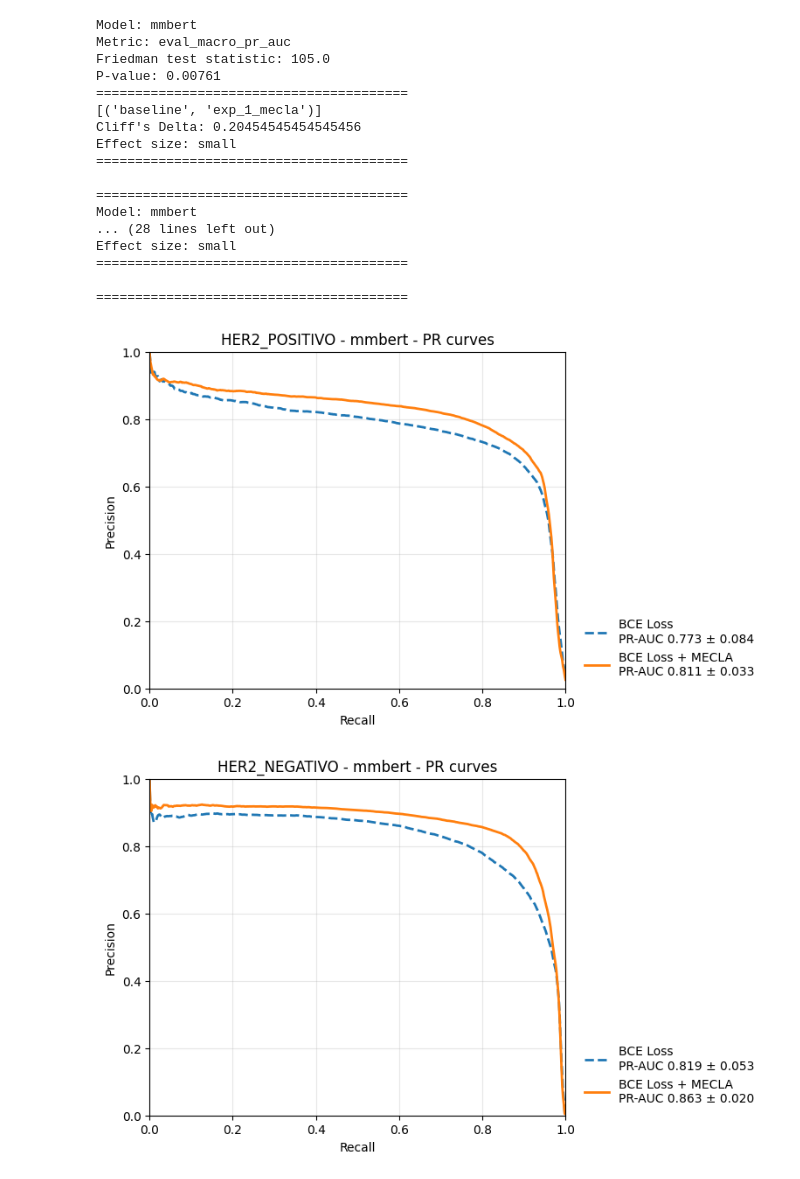
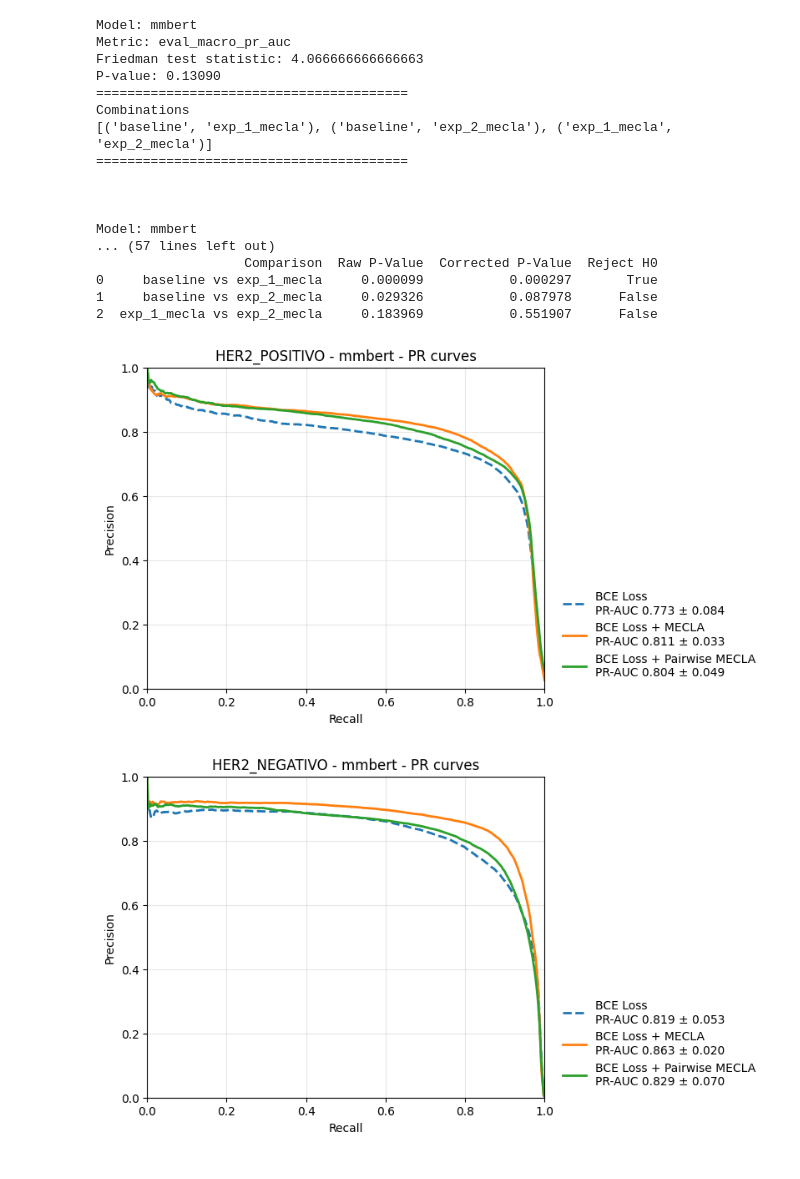
Before and after one commit to GRUPOMED4U/research_mecla_objective_paper, a Jupyter notebook: analyse_metrics_part_2.ipynb, the cells around one changed output. Drawn from its saved outputs; the diff is of its cells as text; code cells hidden in the pictures.

Commit message:
second round of experiments done

```diff
--- a/analyse_metrics_part_2.ipynb
+++ b/analyse_metrics_part_2.ipynb
@@ -147,7 +147,7 @@ def plot_pr_mean_std_grid(
     plt.show()
 
 models = ['mmbert']
-experiments = ['baseline', 'exp_1_mecla']
+experiments = ['baseline', 'exp_1_mecla', 'exp_2_mecla']
 eval_metrics = ['eval_macro_pr_auc', 'eval_micro_pr_auc', 'eval_micro_f1', 'eval_macro_f1']
 
 group_metrics_for_hypothesis_test = {}
@@ -172,7 +172,9 @@ for model in models:
         print('PR metrics:')
         print(f"Macro PR-AUC: {df['eval_macro_pr_auc'].mean():.3f} ± {df['eval_macro_pr_auc'].std():.3f}")
         print(f"Micro PR-AUC: {df['eval_micro_pr_auc'].mean():.3f} ± {df['eval_micro_pr_auc'].std():.3f}")
-        # plot_pr_mean_std_grid(df)
+        print(f"Macro F1: {df['eval_macro_f1'].mean():.3f} ± {df['eval_macro_f1'].std():.3f}")
+        print(f"Micro F1: {df['eval_micro_f1'].mean():.3f} ± {df['eval_micro_f1'].std():.3f}")
+        plot_pr_mean_std_grid(df)
 # %% [output]
 Experiment: baseline_mmbert
 PR metrics:
@@ -186,6 +201,7 @@ Micro PR-AUC: 0.774 ± 0.042
 from scipy import stats
 from itertools import combinations
 from cliffs_delta import cliffs_delta
+from statsmodels.stats.multitest import multipletests
 
 for model in models:
     for metric in eval_metrics:
@@ -193,7 +209,7 @@ for model in models:
         print(f'Metric: {metric}')
 
         # Perform the Friedman test
-        statistic, pvalue = stats.wilcoxon(
+        statistic, pvalue = stats.friedmanchisquare(
             *[
                 group_metrics_for_hypothesis_test[model][exp][metric]
                 for exp in experiments
@@ -209,33 +225,54 @@ for model in models:
 
         # Convert the iterator to a list of tuples for display
         combos_list = list(combos_iterator)
+        print('Combinations')
         print(combos_list)
+        print("=="*20)
+        # post hoc with Wilcoxon Signed-Rank Test for each pair and Cliff's Delta
+        if pvalue < 0.05:
+            p_values = []
+            test_results = []
+            for group1, group2 in combos_list:
+                stat, p = stats.wilcoxon(
+                    group_metrics_for_hypothesis_test[model][group1][metric],
+                    group_metrics_for_hypothesis_test[model][group2][metric]
+                    )
+                p_values.append(p)
+                test_results.append({'Comparison': f"{group1} vs {group2}", 'Raw P-Value': p})
+                d, size = cliffs_delta(
+                    group_metrics_for_hypothesis_test[model][group1][metric], group_metrics_for_hypothesis_test[model][group2][metric]
+                    )
 
-        for group1, group2 in combos_list:
-            d, size = cliffs_delta(group1, group2)
-            print(f"Cliff's Delta: {d}")
-            print(f"Effect size: {size}")
-            print("=="*20)
+                print(f"Comparison: {group1} vs {group2}")
+                print(f"Cliff's Delta: {d}")
+                print(f"Effect size: {size}")
+                print("=="*20)
 
-        print('\n'+"=="*20)
+            reject, corrected_p, _, _ = multipletests(p_values, alpha=0.05, method='bonferroni')
+            results_df = pd.DataFrame(test_results)
+            results_df['Corrected P-Value'] = corrected_p
+            results_df['Reject H0'] = reject
+            print(results_df)
+
+        print('\n\n')
 # %% [output]
 Model: mmbert
 Metric: eval_macro_pr_auc
-Friedman test statistic: 105.0
-P-value: 0.00761
+Friedman test statistic: 4.066666666666663
+P-value: 0.13090
 ========================================
-[('baseline', 'exp_1_mecla')]
-Cliff's Delta: 0.20454545454545456
-Effect size: small
+Combinations
+[('baseline', 'exp_1_mecla'), ('baseline', 'exp_2_mecla'), ('exp_1_mecla', 'exp_2_mecla')]
 ========================================
 
-========================================
+
+
 Model: mmbert
-... (28 lines left out)
-Effect size: small
-========================================
-
-========================================
+... (57 lines left out)
+                   Comparison  Raw P-Value  Corrected P-Value  Reject H0
+0     baseline vs exp_1_mecla     0.000099           0.000297       True
+1     baseline vs exp_2_mecla     0.029326           0.087978      False
+2  exp_1_mecla vs exp_2_mecla     0.183969           0.551907      False
 # %%
 from pathlib import Path
 import jsonlines
@@ -246,7 +283,7 @@ import matplotlib.pyplot as plt
 # Overlapping plots
 
 labels = ['HER2_POSITIVO', 'HER2_NEGATIVO', 'RE_POSITIVO', 'RE_NEGATIVO', 'RP_POSITIVO', 'RP_NEGATIVO', 'BRCA_POSITIVO', 'BRCA_NEGATIVO', 'PRE_MENOPAUSA', 'POS_MENOPAUSA', 'CIRURGIA', 'TIPO_HISTOPATOLOGICO']
-experiments = ['baseline', 'exp_1_mecla']
+experiments = ['baseline', 'exp_1_mecla', 'exp_2_mecla']
 models = ['mmbert']
 
 # --- NEW: explicit color mapping ---
@@ -305,32 +342,32 @@ for model in models:
             # --- MODIFIED plot call ---
             ax.plot(
                 recall_grid,
                 mean_p,
                 linewidth=2,
                 color=colors[exp],
                 label=curve_label,
                 linestyle='dashed' if exp == 'baseline' else 'solid',
             )
 
         ax.set_xlabel("Recall")
         ax.set_ylabel("Precision")
         ax.set_xlim(0, 1)
         ax.set_ylim(0, 1)
         ax.grid(True, alpha=0.3)
 
         # --- NEW: legend outside, bottom-right ---
         ax.legend(
             loc="lower left",
             bbox_to_anchor=(1.02, 0),
             fontsize=legend_fontsize,
             frameon=False,
         )
 
         # --- NEW: make room for legend ---
         fig.subplots_adjust(right=0.72)
 
         ax.set_title(f'{label} - {model} - PR curves')
         plt.show()
 # %% [output]
-[figure, old version]
+[figure, new version]
-[figure, old version]
+[figure, new version]
```
Also changed, not shown: parts of 3 cells of this notebook, 13 other files.
